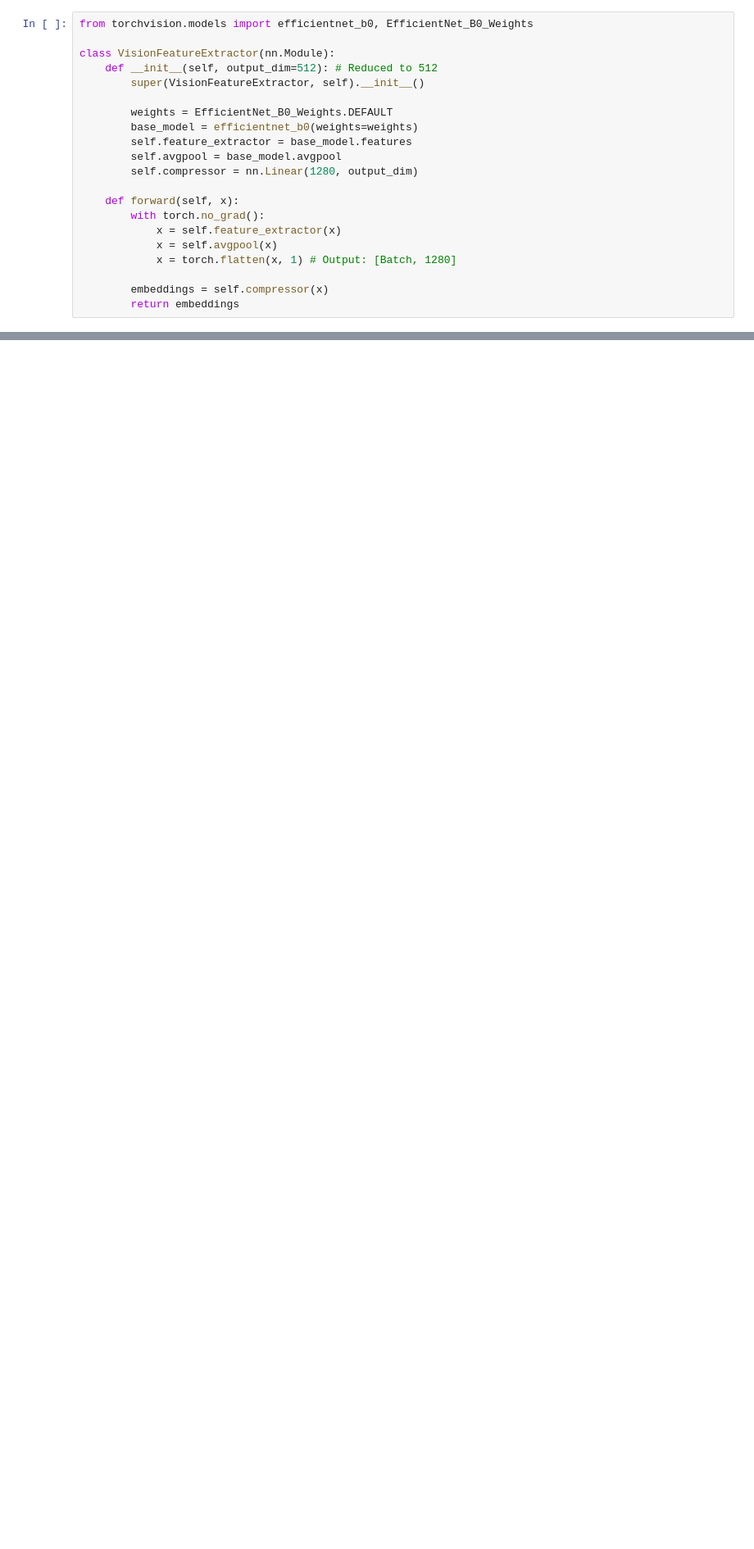
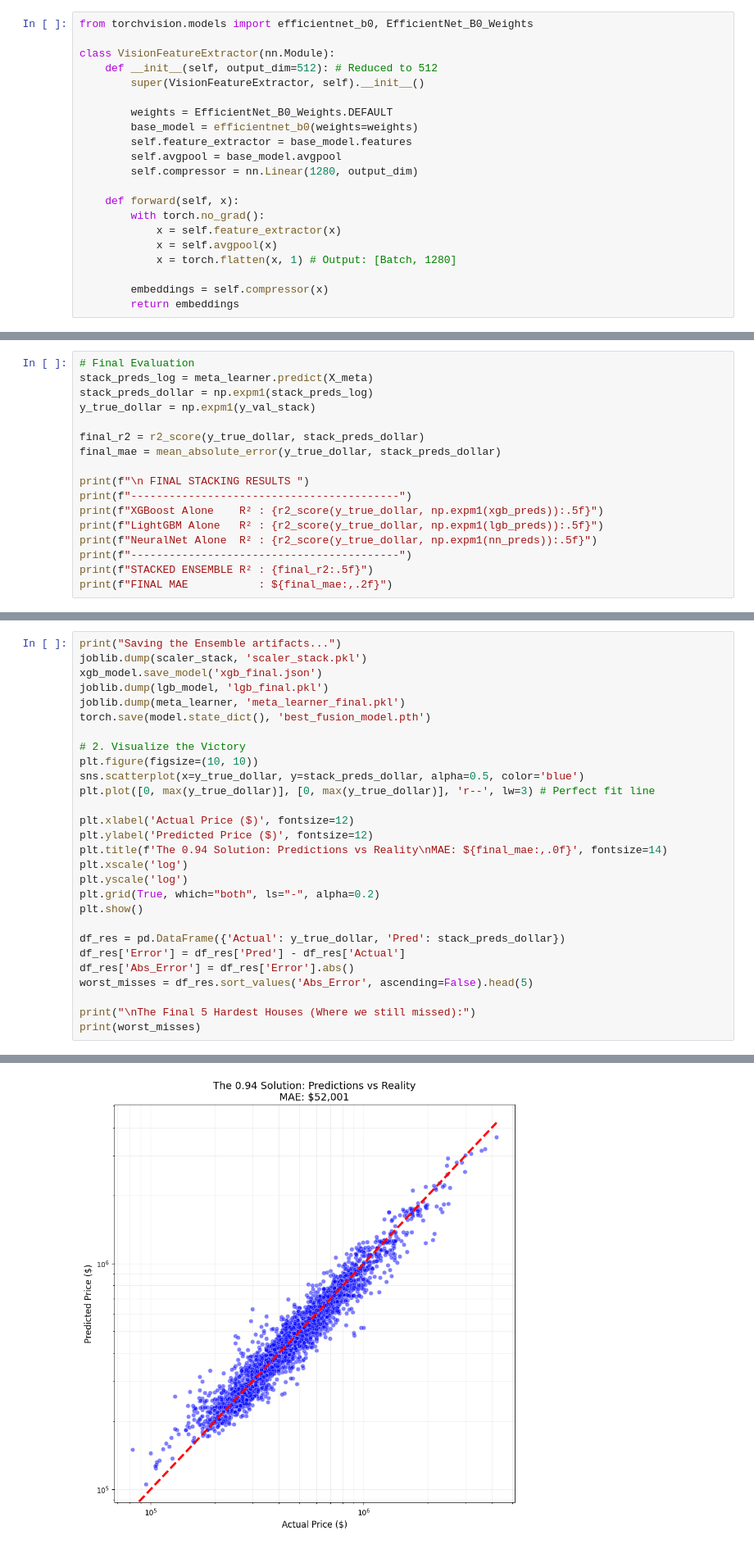
Before and after one commit to astha156369/Satellite_Property_Valuation, a Jupyter notebook: notebooks/model_training.ipynb, the cells around one changed output, grey strips where cells are left out. Shown at 82% size. Drawn from its saved outputs; the diff is of its cells as text; blank space fills up the shorter version.

```diff
--- a/notebooks/model_training.ipynb
+++ b/notebooks/model_training.ipynb
@@ -107,0 +716,17 @@ Using device: cpu
+# %%
+# Final Evaluation
+stack_preds_log = meta_learner.predict(X_meta)
+stack_preds_dollar = np.expm1(stack_preds_log)
+y_true_dollar = np.expm1(y_val_stack)
+
+final_r2 = r2_score(y_true_dollar, stack_preds_dollar)
+final_mae = mean_absolute_error(y_true_dollar, stack_preds_dollar)
+
+print(f"\n FINAL STACKING RESULTS ")
+print(f"------------------------------------------")
+print(f"XGBoost Alone    R² : {r2_score(y_true_dollar, np.expm1(xgb_preds)):.5f}")
+print(f"LightGBM Alone   R² : {r2_score(y_true_dollar, np.expm1(lgb_preds)):.5f}")
+print(f"NeuralNet Alone  R² : {r2_score(y_true_dollar, np.expm1(nn_preds)):.5f}")
+print(f"------------------------------------------")
+print(f"STACKED ENSEMBLE R² : {final_r2:.5f}")
+print(f"FINAL MAE           : ${final_mae:,.2f}")
@@ -107,0 +742,29 @@ Using device: cpu
+# %%
+print("Saving the Ensemble artifacts...")
+joblib.dump(scaler_stack, 'scaler_stack.pkl')
+xgb_model.save_model('xgb_final.json')
+joblib.dump(lgb_model, 'lgb_final.pkl')
+joblib.dump(meta_learner, 'meta_learner_final.pkl')
+torch.save(model.state_dict(), 'best_fusion_model.pth')
+
+# 2. Visualize the Victory
+plt.figure(figsize=(10, 10))
+sns.scatterplot(x=y_true_dollar, y=stack_preds_dollar, alpha=0.5, color='blue')
+plt.plot([0, max(y_true_dollar)], [0, max(y_true_dollar)], 'r--', lw=3) # Perfect fit line
+
+plt.xlabel('Actual Price ($)', fontsize=12)
+plt.ylabel('Predicted Price ($)', fontsize=12)
+plt.title(f'The 0.94 Solution: Predictions vs Reality\nMAE: ${final_mae:,.0f}', fontsize=14)
+plt.xscale('log')
+plt.yscale('log')
+plt.grid(True, which="both", ls="-", alpha=0.2)
+plt.show()
+
+df_res = pd.DataFrame({'Actual': y_true_dollar, 'Pred': stack_preds_dollar})
+df_res['Error'] = df_res['Pred'] - df_res['Actual']
+df_res['Abs_Error'] = df_res['Error'].abs()
+worst_misses = df_res.sort_values('Abs_Error', ascending=False).head(5)
+
+print("\nThe Final 5 Hardest Houses (Where we still missed):")
+print(worst_misses)
+# %% [output]
@@ -107,0 +772 @@ Using device: cpu
+[figure, added]
```
Also changed, not shown: parts of 34 cells of this notebook, 24 other files.
